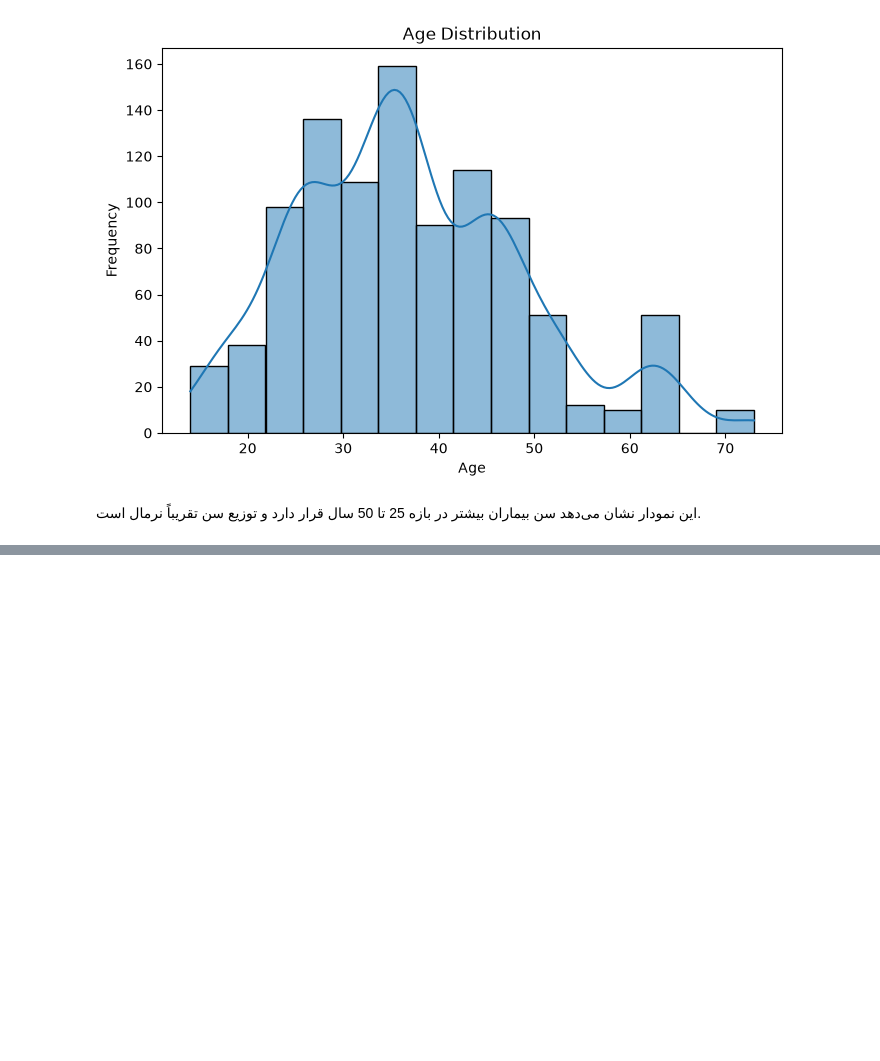
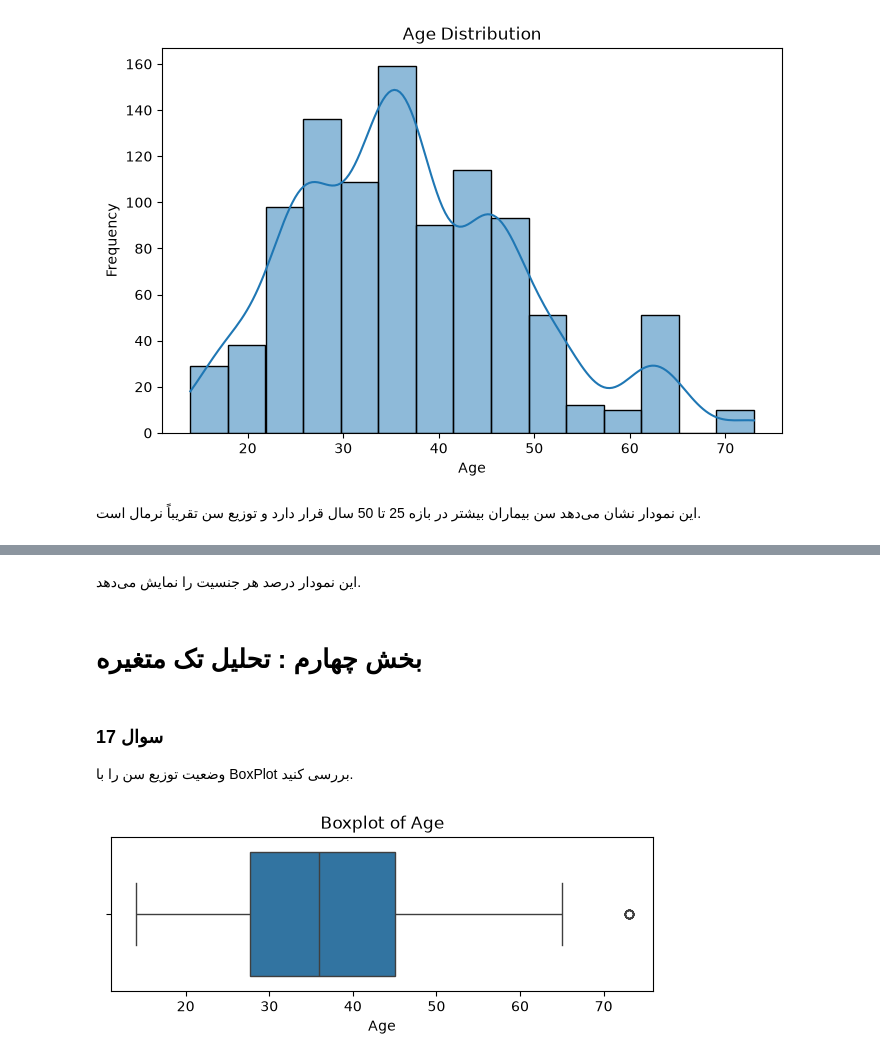
Before and after one commit to Atenanorozi/cancer, a Jupyter notebook: Dataunderstanding.ipynb, the cells around one changed output, grey strips where cells are left out. Drawn from its saved outputs; the diff is of its cells as text; code cells hidden in the pictures; blank space fills up the shorter version.

```diff
--- a/Dataunderstanding.ipynb
+++ b/Dataunderstanding.ipynb
@@ -248,0 +333,17 @@ plt.show()
+# %% [markdown]
+این نمودار درصد هر جنسیت را نمایش می‌دهد.
+# %% [markdown]
+# بخش چهارم : تحلیل تک متغیره
+# %% [markdown]
+### سوال 17
+
+وضعیت توزیع سن را با BoxPlot بررسی کنید.
+# %%
+plt.figure(figsize=(7,2))
+
+sns.boxplot(x=df["Age"])
+
+plt.title("Boxplot of Age")
+plt.show()
+# %% [output]
+[figure, added]
```
Also changed, not shown: parts of 65 cells of this notebook.
